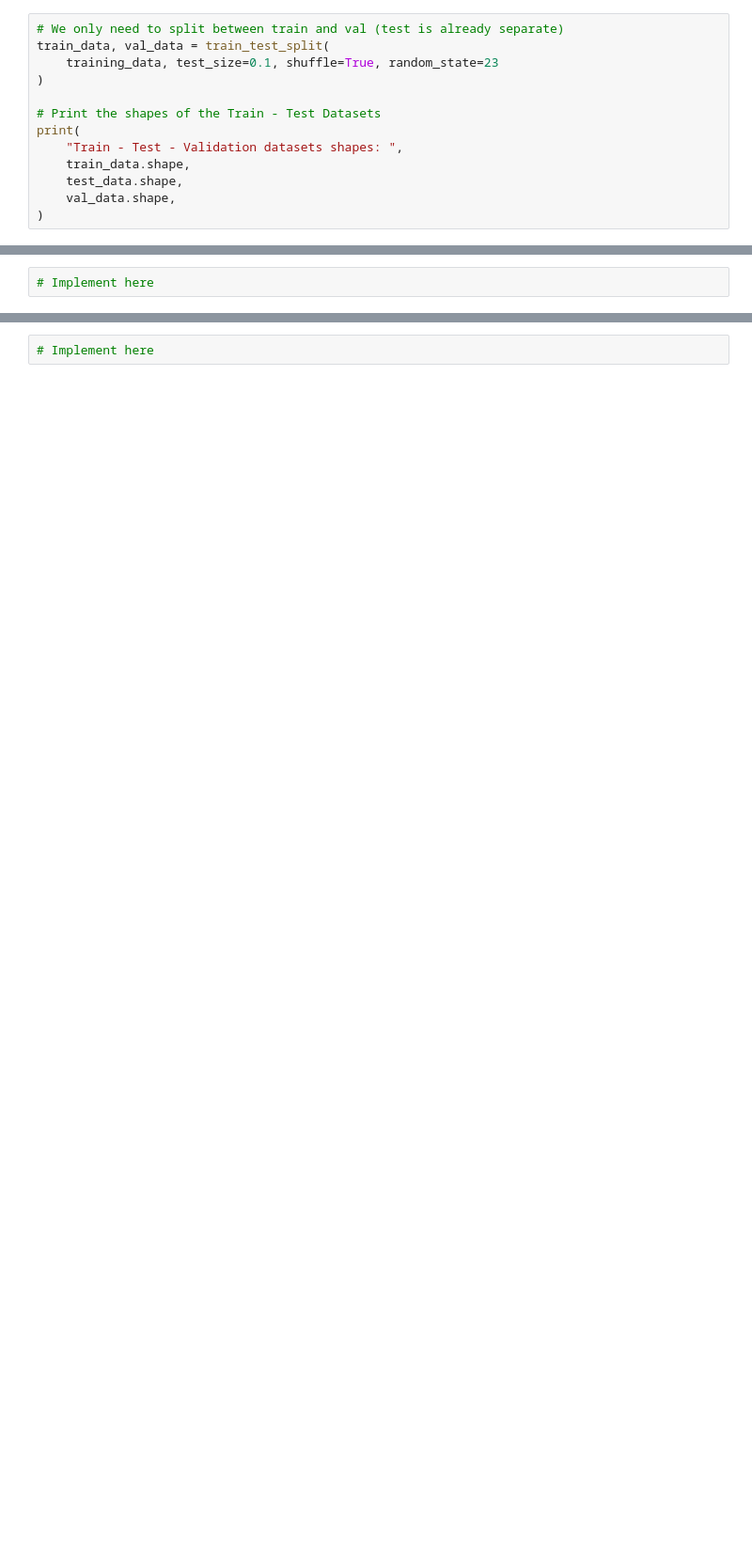
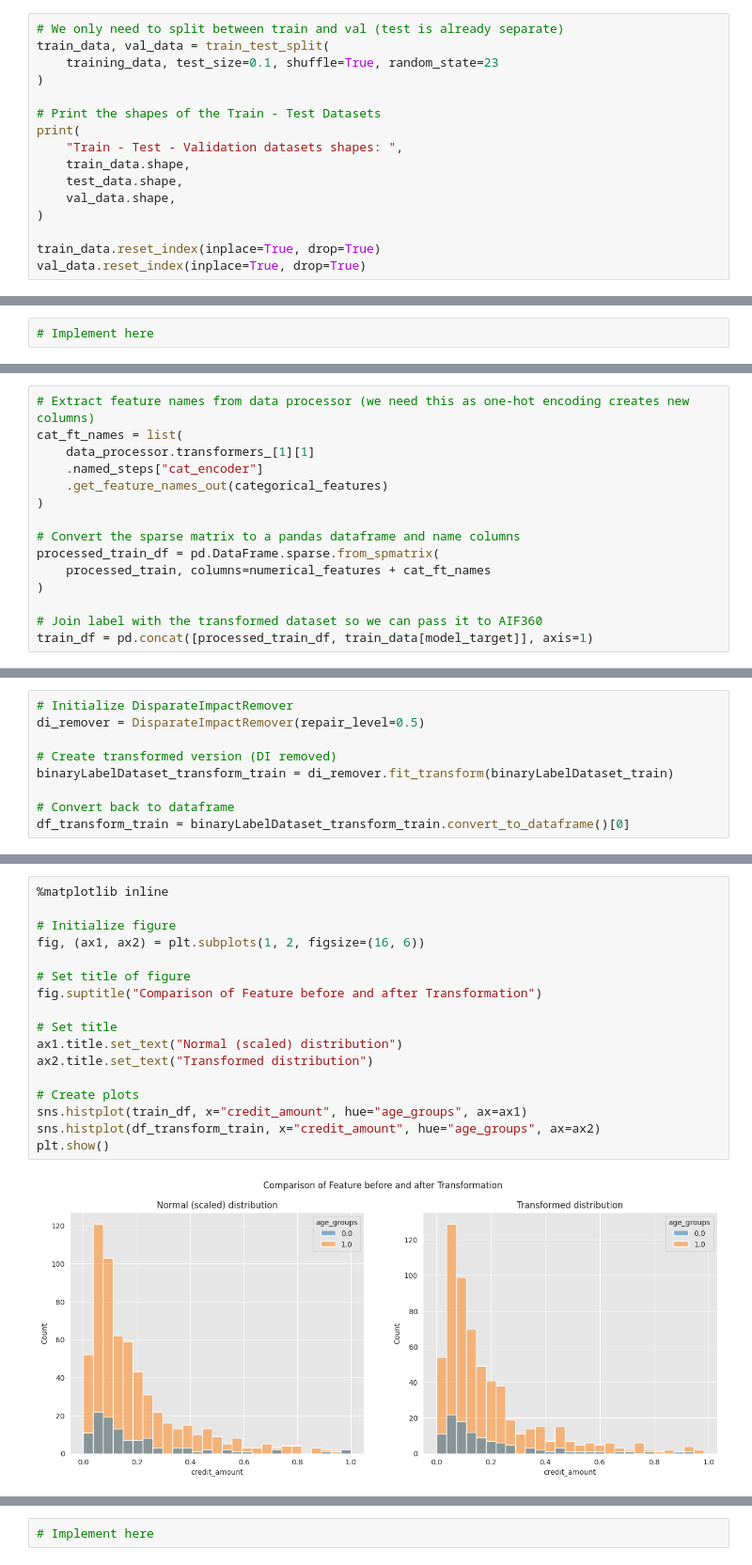
Before and after one commit to aws-samples/aws-machine-learning-university-responsible-ai, a Jupyter notebook: notebooks/day_2/MLA-RESML-DAY2-FINAL-STUDENT-NB-SOLUTION.ipynb, the cells around one changed output, grey strips where cells are left out. Shown at 94% size. Cells and saved outputs as stored; diff of their text form; blank space fills up the shorter version.

```diff
--- a/notebooks/day_2/MLA-RESML-DAY2-FINAL-STUDENT-NB-SOLUTION.ipynb
+++ b/notebooks/day_2/MLA-RESML-DAY2-FINAL-STUDENT-NB-SOLUTION.ipynb
@@ -296,4 +226,7 @@ print(
     test_data.shape,
     val_data.shape,
 )
+
+train_data.reset_index(inplace=True, drop=True)
+val_data.reset_index(inplace=True, drop=True)
 # %% [output]
@@ -345,0 +278,15 @@ pipeline = Pipeline(
+# %%
+# Extract feature names from data processor (we need this as one-hot encoding creates new columns)
+cat_ft_names = list(
+    data_processor.transformers_[1][1]
+    .named_steps["cat_encoder"]
+    .get_feature_names_out(categorical_features)
+)
+
+# Convert the sparse matrix to a pandas dataframe and name columns
+processed_train_df = pd.DataFrame.sparse.from_spmatrix(
+    processed_train, columns=numerical_features + cat_ft_names
+)
+
+# Join label with the transformed dataset so we can pass it to AIF360
+train_df = pd.concat([processed_train_df, train_data[model_target]], axis=1)
@@ -345,0 +317,9 @@ pipeline = Pipeline(
+# %%
+# Initialize DisparateImpactRemover
+di_remover = DisparateImpactRemover(repair_level=0.5)
+
+# Create transformed version (DI removed)
+binaryLabelDataset_transform_train = di_remover.fit_transform(binaryLabelDataset_train)
+
+# Convert back to dataframe
+df_transform_train = binaryLabelDataset_transform_train.convert_to_dataframe()[0]
@@ -345,0 +341,19 @@ pipeline = Pipeline(
+# %%
+%matplotlib inline
+
+# Initialize figure
+fig, (ax1, ax2) = plt.subplots(1, 2, figsize=(16, 6))
+
+# Set title of figure
+fig.suptitle("Comparison of Feature before and after Transformation")
+
+# Set title
+ax1.title.set_text("Normal (scaled) distribution")
+ax2.title.set_text("Transformed distribution")
+
+# Create plots
+sns.histplot(train_df, x="credit_amount", hue="age_groups", ax=ax1)
+sns.histplot(df_transform_train, x="credit_amount", hue="age_groups", ax=ax2)
+plt.show()
+# %% [output]
+[figure, added]
```
Also changed, not shown: parts of 49 cells of this notebook, 2 other files.
